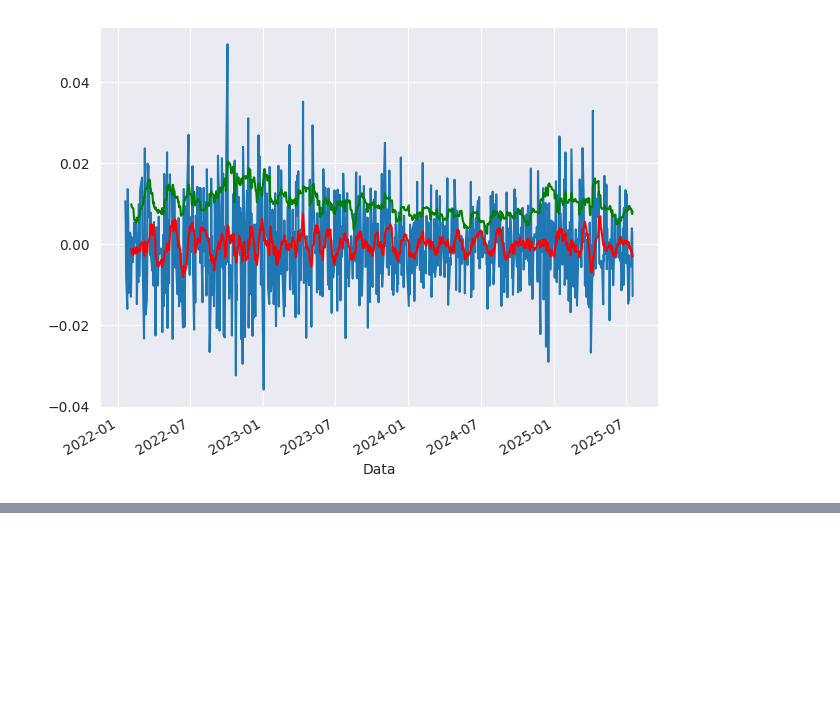
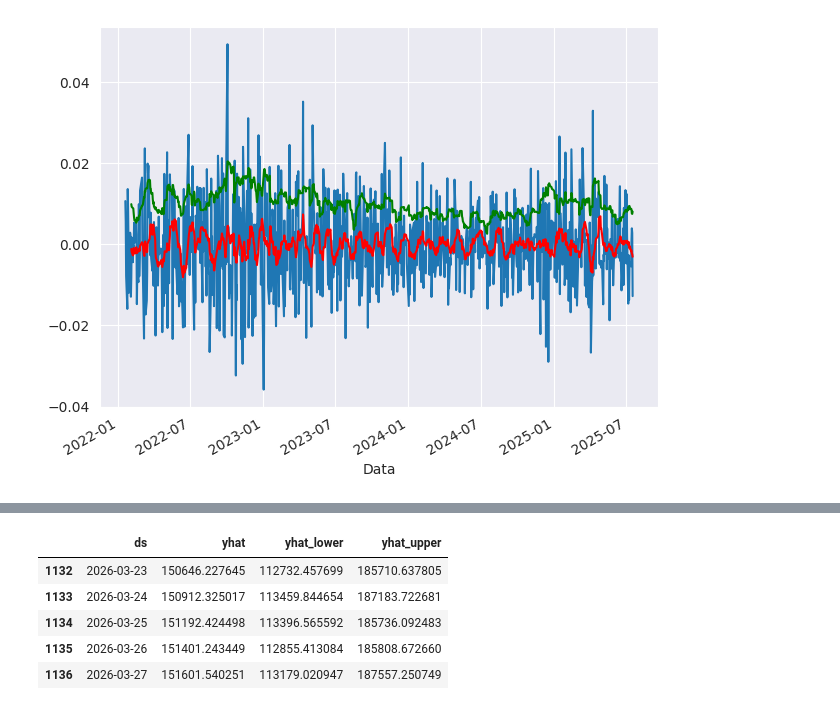
Before and after one commit to paulopetrillo/FIAP_TECH_CHALENGE_01, a Jupyter notebook: TECH_CHALENGE_01.ipynb, the cells around one changed output, grey strips where cells are left out. Cells and saved outputs as stored; diff of their text form; code cells hidden in the pictures; blank space fills up the shorter version.

```diff
--- a/TECH_CHALENGE_01.ipynb
+++ b/TECH_CHALENGE_01.ipynb
@@ -440,0 +627,10 @@ Valores críticos:
+# %%
+forecast = m.predict(future)
+forecast[['ds', 'yhat', 'yhat_lower', 'yhat_upper']].tail()
+# %% [output]
+|  | ds | yhat | yhat_lower | yhat_upper |
+| 1132 | 2026-03-23 | 150646.227645 | 112732.457699 | 185710.637805 |
+| 1133 | 2026-03-24 | 150912.325017 | 113459.844654 | 187183.722681 |
+| 1134 | 2026-03-25 | 151192.424498 | 113396.565592 | 185736.092483 |
+| 1135 | 2026-03-26 | 151401.243449 | 112855.413084 | 185808.672660 |
+| 1136 | 2026-03-27 | 151601.540251 | 113179.020947 | 187557.250749 |
```
Also changed, not shown: parts of 15 cells of this notebook.
